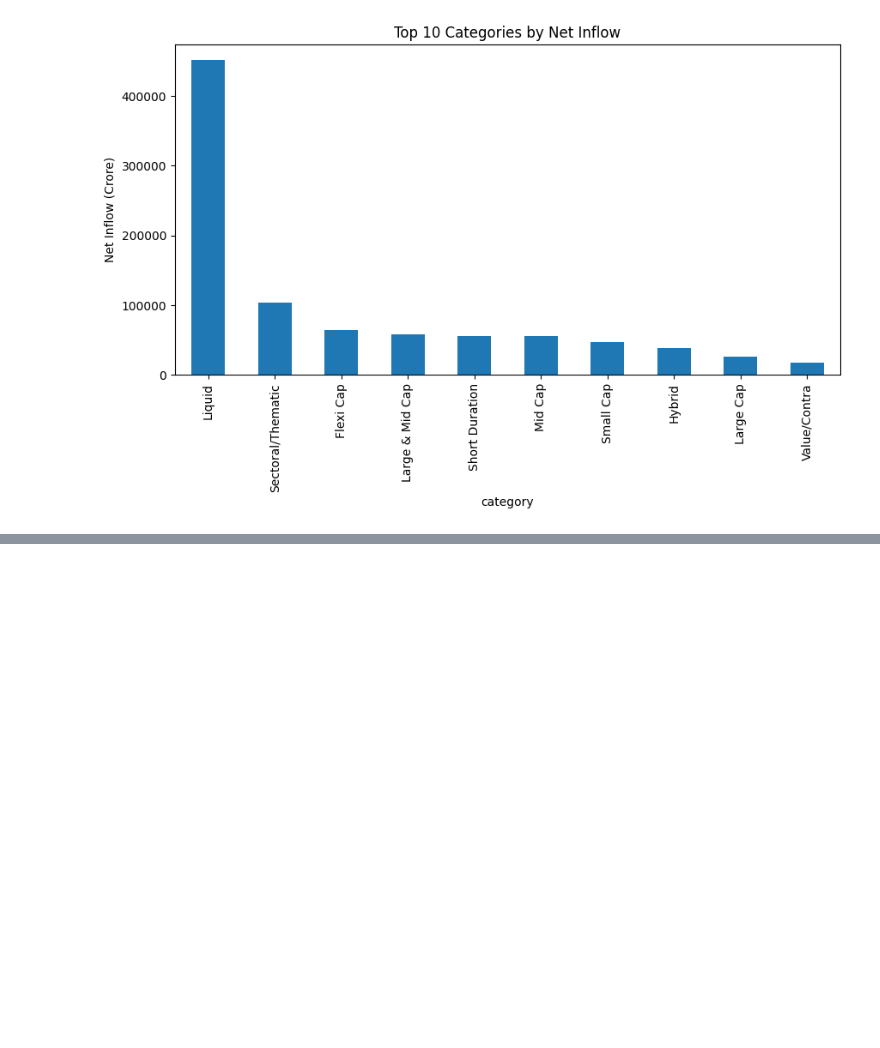
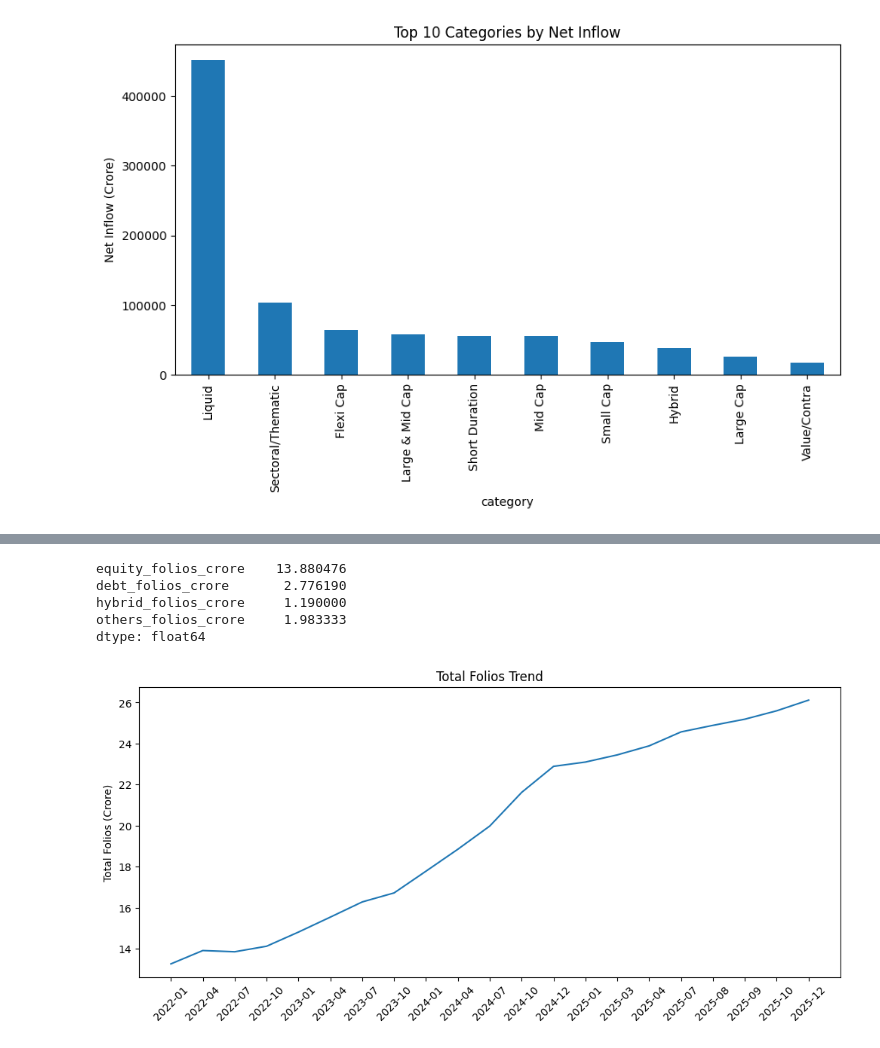
Before and after one commit to samireddynarasimhareddy/bluestock_mf_capstone, a Jupyter notebook: notebooks/01_EDA.ipynb, the cells around one changed output, grey strips where cells are left out. Drawn from its saved outputs; the diff is of its cells as text; code cells hidden in the pictures; blank space fills up the shorter version.

```diff
--- a/notebooks/01_EDA.ipynb
+++ b/notebooks/01_EDA.ipynb
@@ -897,0 +999,29 @@ plt.show()
+# %%
+industry[
+    [
+        'equity_folios_crore',
+        'debt_folios_crore',
+        'hybrid_folios_crore',
+        'others_folios_crore'
+    ]
+].mean()
+# %% [output]
+equity_folios_crore    13.880476
+debt_folios_crore       2.776190
+hybrid_folios_crore     1.190000
+others_folios_crore     1.983333
+dtype: float64
+# %%
+plt.figure(figsize=(12,5))
+
+plt.plot(
+    industry['month'],
+    industry['total_folios_crore']
+)
+
+plt.title('Total Folios Trend')
+plt.ylabel('Total Folios (Crore)')
+plt.xticks(rotation=45)
+plt.show()
+# %% [output]
+[figure, added]
```
Also changed, not shown: parts of 54 cells of this notebook.
